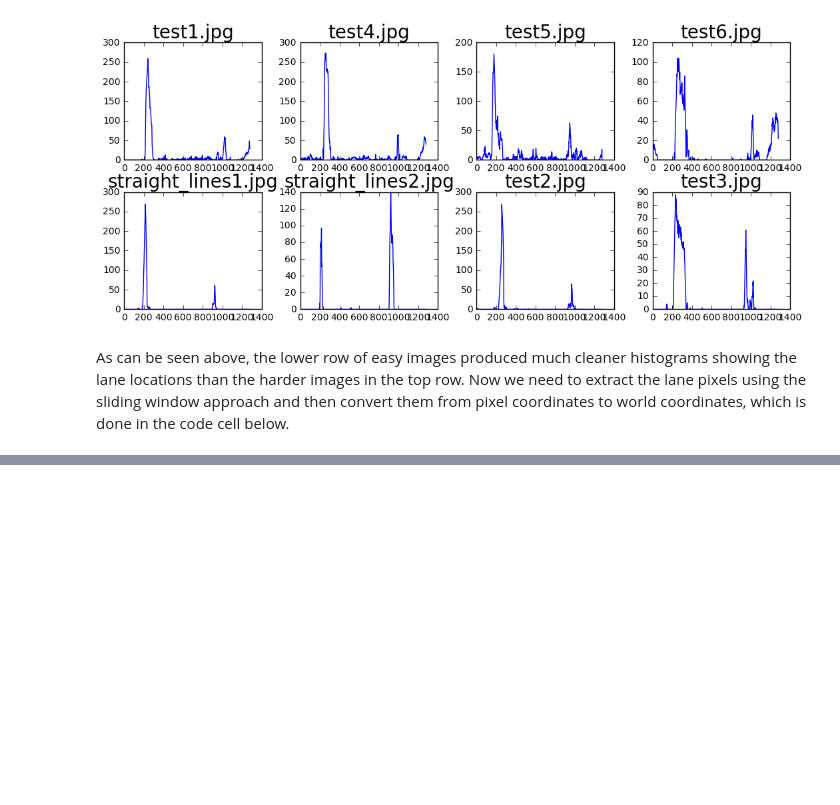
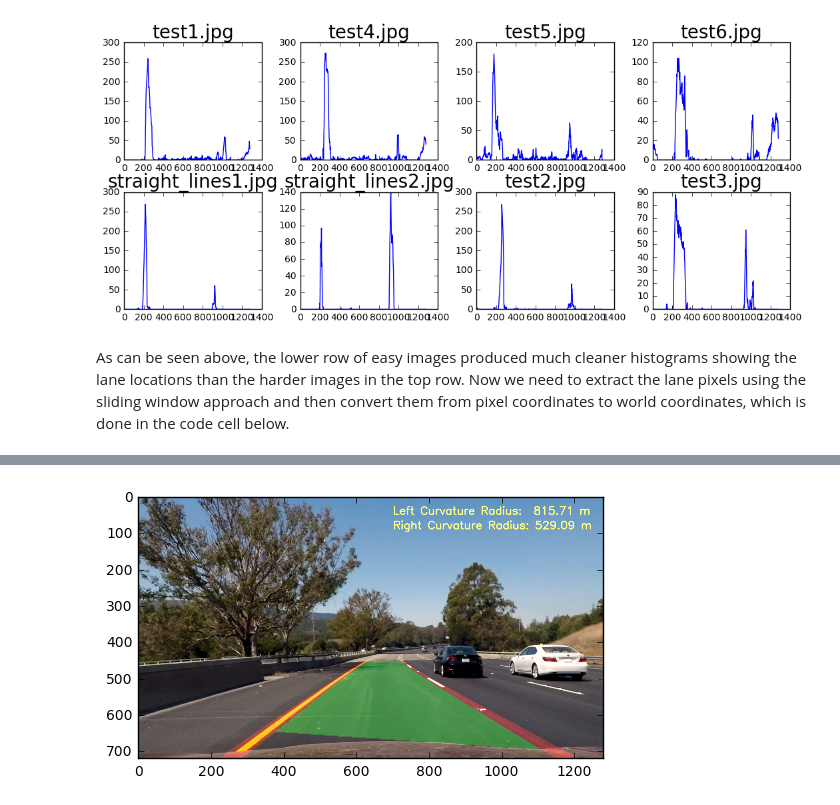
Before and after one commit to qpham01/udacity, a Jupyter notebook: sdcnd/CarND-Advanced-Lane-Lines/advanced_lane_lines.ipynb, the cells around one changed output, grey strips where cells are left out. Cells and saved outputs as stored; diff of their text form; code cells hidden in the pictures; blank space fills up the shorter version.

```diff
--- a/sdcnd/CarND-Advanced-Lane-Lines/advanced_lane_lines.ipynb
+++ b/sdcnd/CarND-Advanced-Lane-Lines/advanced_lane_lines.ipynb
@@ -533,0 +576,88 @@ plt.gca().invert_yaxis() # to visualize as we do the images
+# %%
+# Get the inverse perspective tranform
+Minv = cv2.getPerspectiveTransform(topdown_coords, forward_coords)
+
+def draw_lane_line(image, lane_points, color, thickness):
+    last_point = None
+    for point in lane_points:
+        if last_point is not None:
+            cv2.line(image, last_point, point, color, thickness)
+        last_point = point
+
+def clean_lane_points(lane_points):
+    points = lane_points[0]
+    last_point = None
+    cleaned_points = []
+    for point in points:
+        if last_point is not None and point[0] == last_point[0] and point[1] == last_point[1]:
+            continue
+        last_point = point
+        cleaned_points.append((int(point[0]), int(point[1])))
+    return cleaned_points
+
+def sample_lane_points(points, point_count):
+    interval = floor(len(points) / point_count)
+    sample = []
+    for index in range(point_count):
+        sample.append(points[index * interval])
+    return sample
+
+def draw_lane_polygon(image, fit_x_left, y_left, fit_x_right, y_right, Pinv, lane_color, line_color, thickness):
+    # Create an image to draw the lines on
+    lane_image = np.zeros_like(image).astype(np.uint8)
+    #color_warp = np.dstack((warp_zero, warp_zero, warp_zero))
+
+    # There are often too many lane points so we'll just uniformly sample n lane_points for visualization
+    sampled_lx = fit_x_left # sample_lane_points(fit_x_left, 100) #
+    sampled_ly = y_left # sample_lane_points(y_left, 100) #
+
+    sampled_rx = sample_lane_points(fit_x_right, 100) # fit_x_right #
+    sampled_ry = sample_lane_points(y_right, 100) # y_right #
+
+    # Recast the x and y points into usable format for cv2.fillPoly() and transform back to pixel coords.
+    pts_left = np.array([np.transpose(np.vstack([sampled_lx, sampled_ly]))]) / np.array([xm_per_pix, ym_per_pix])
+    pts_right = np.array([np.flipud(np.transpose(np.vstack([sampled_rx, sampled_ry])))]) / \
+        np.array([xm_per_pix, ym_per_pix])
+    pts = np.hstack((pts_left, pts_right))
+
+    # Draw the lane onto the warped blank image
+    cv2.fillPoly(lane_image, np.int_([pts]), lane_color)
+
+    # Draw the lane lines
+    pts_left = clean_lane_points(pts_left)
+    pts_right = clean_lane_points(pts_right)
+
+    draw_lane_line(lane_image, pts_left, line_color, thickness)
+    draw_lane_line(lane_image, pts_right, line_color, thickness)
+
+    # Warp the blank back to original image space using inverse perspective matrix (Minv)
+    newwarp = cv2.warpPerspective(lane_image, Pinv, (image.shape[1], image.shape[0]))
+
+    result = cv2.addWeighted(image, 1, newwarp, 0.3, 0)
+
+    return result
+
+text_color = (255, 255, 128)
+lane_color = (0, 255, 0)
+line_color = (255, 0, 0)
+thickness = 50
+
+image = hard_images[test_image_index][1]
+# Combine the result with the original image
+result = draw_lane_polygon(image, left_fit_x, left_y, right_fit_x, right_y, Minv, lane_color, line_color, thickness)
+
+def draw_text(image, text, position, color):
+    font = cv2.FONT_HERSHEY_SIMPLEX
+    cv2.putText(image, text , position, font, 1, color, 2,cv2.LINE_AA)
+
+def draw_curvature_text(image, left_radius, right_radius):
+    left_radius_text  = "Left Curvature Radius:  {:.2f} m".format(left_radius)
+    right_radius_text = "Right Curvature Radius: {:.2f} m".format(right_radius)
+
+    draw_text(image, left_radius_text, (700, 50), text_color)
+    draw_text(image, right_radius_text, (700, 90), text_color)
+
+draw_curvature_text(result, left_curverad, right_curverad)
+
+plt.imshow(result)
+# %% [output]
@@ -533,0 +665 @@ plt.gca().invert_yaxis() # to visualize as we do the images
+[figure, added]
```
Also changed, not shown: parts of 20 cells of this notebook, 5 other files.
